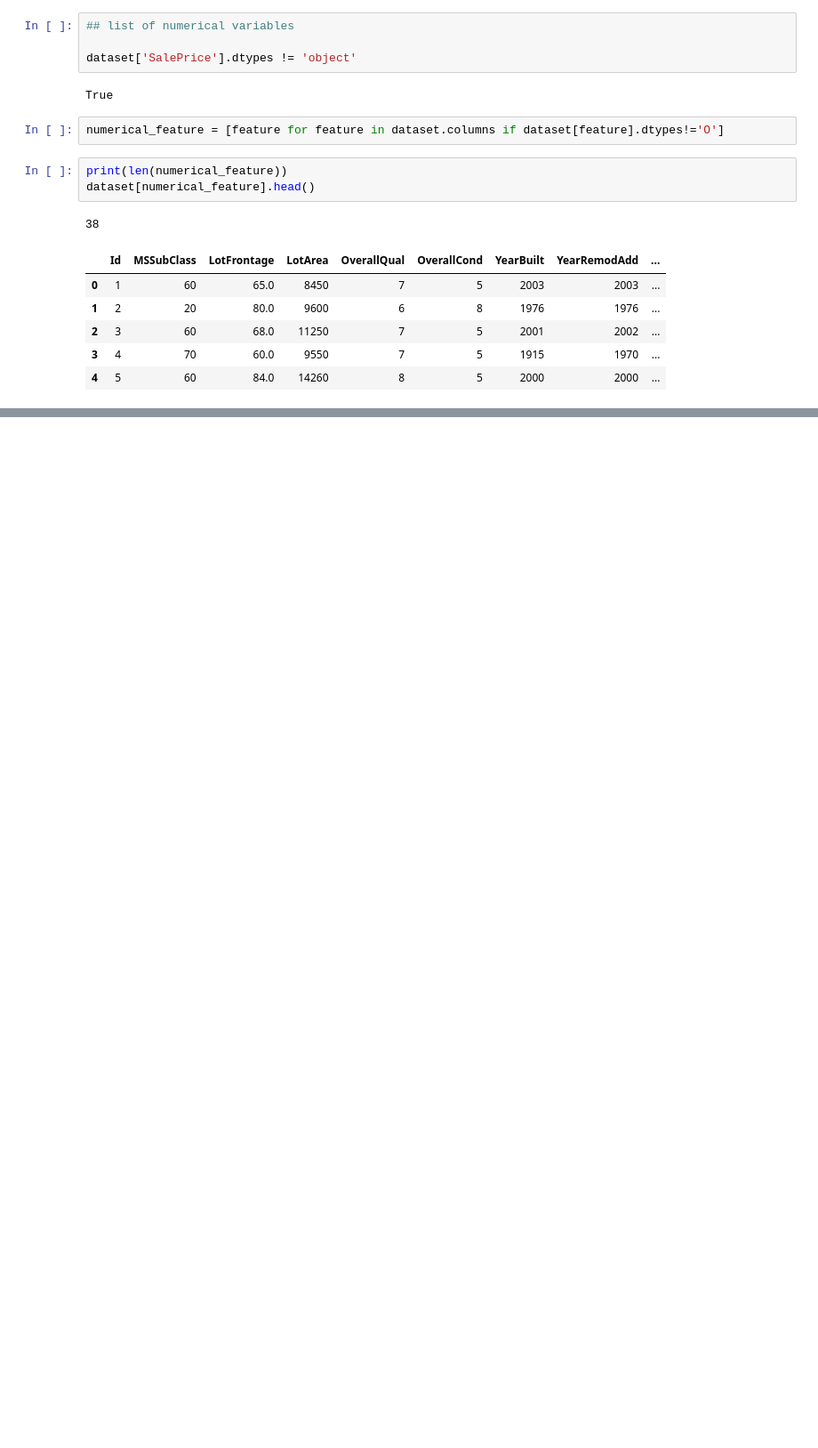
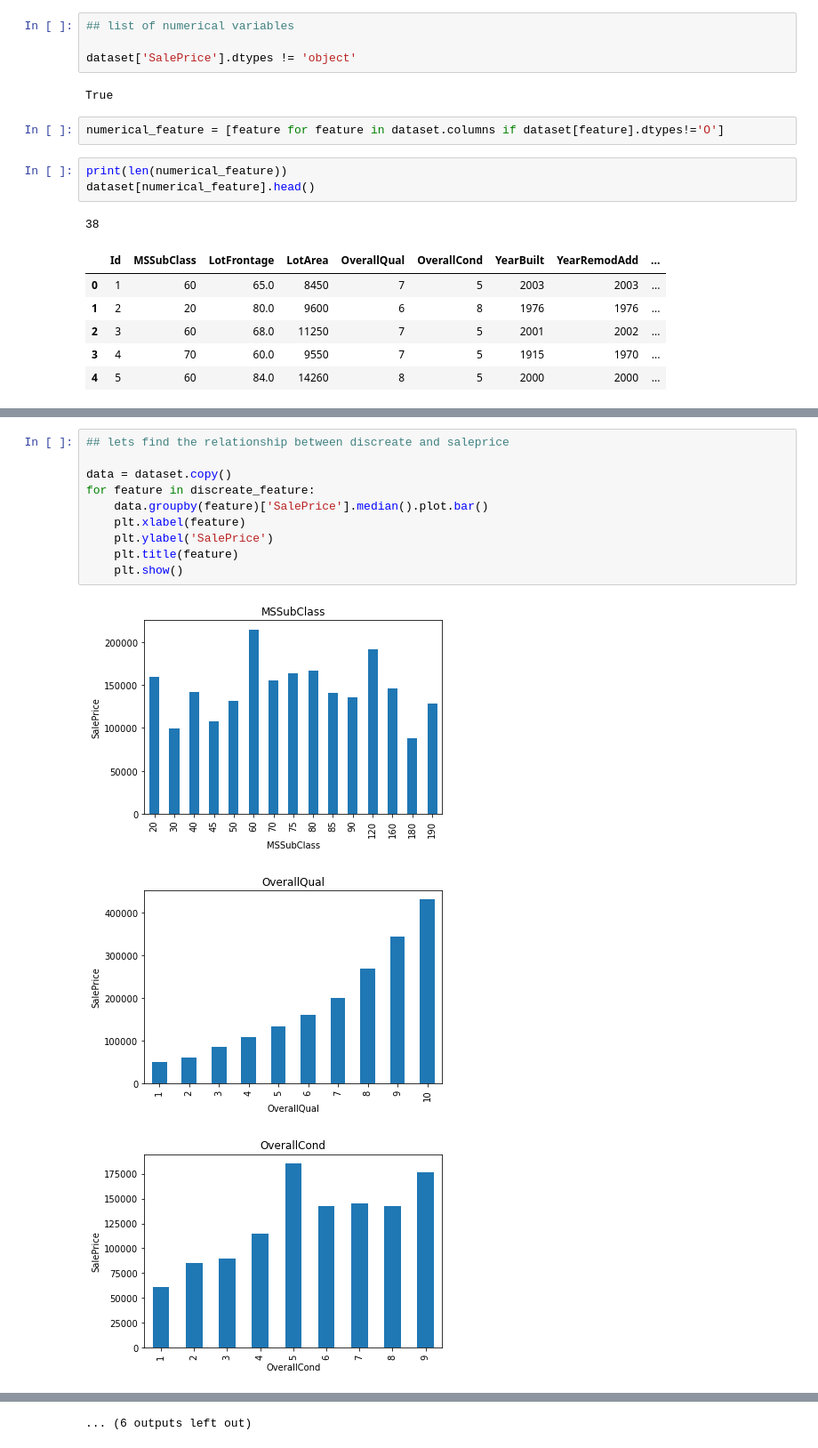
Before and after one commit to FazlullahBokhari/python-Labraries, a Jupyter notebook: EDA.ipynb, the cells around one changed output, grey strips where cells are left out. Shown at 89% size. Drawn from its saved outputs; the diff is of its cells as text; blank space fills up the shorter version.

```diff
--- a/EDA.ipynb
+++ b/EDA.ipynb
@@ -185,0 +273,14 @@ dataset[numerical_feature].head()
+# %%
+## lets find the relationship between discreate and saleprice
+
+data = dataset.copy()
+for feature in discreate_feature:
+    data.groupby(feature)['SalePrice'].median().plot.bar()
+    plt.xlabel(feature)
+    plt.ylabel('SalePrice')
+    plt.title(feature)
+    plt.show()
+# %% [output]
+[figure, added]
+[figure, added]
+[figure, added]
@@ -185,0 +296 @@ dataset[numerical_feature].head()
+... (6 outputs left out)
```
Also changed, not shown: parts of 8 cells of this notebook.
